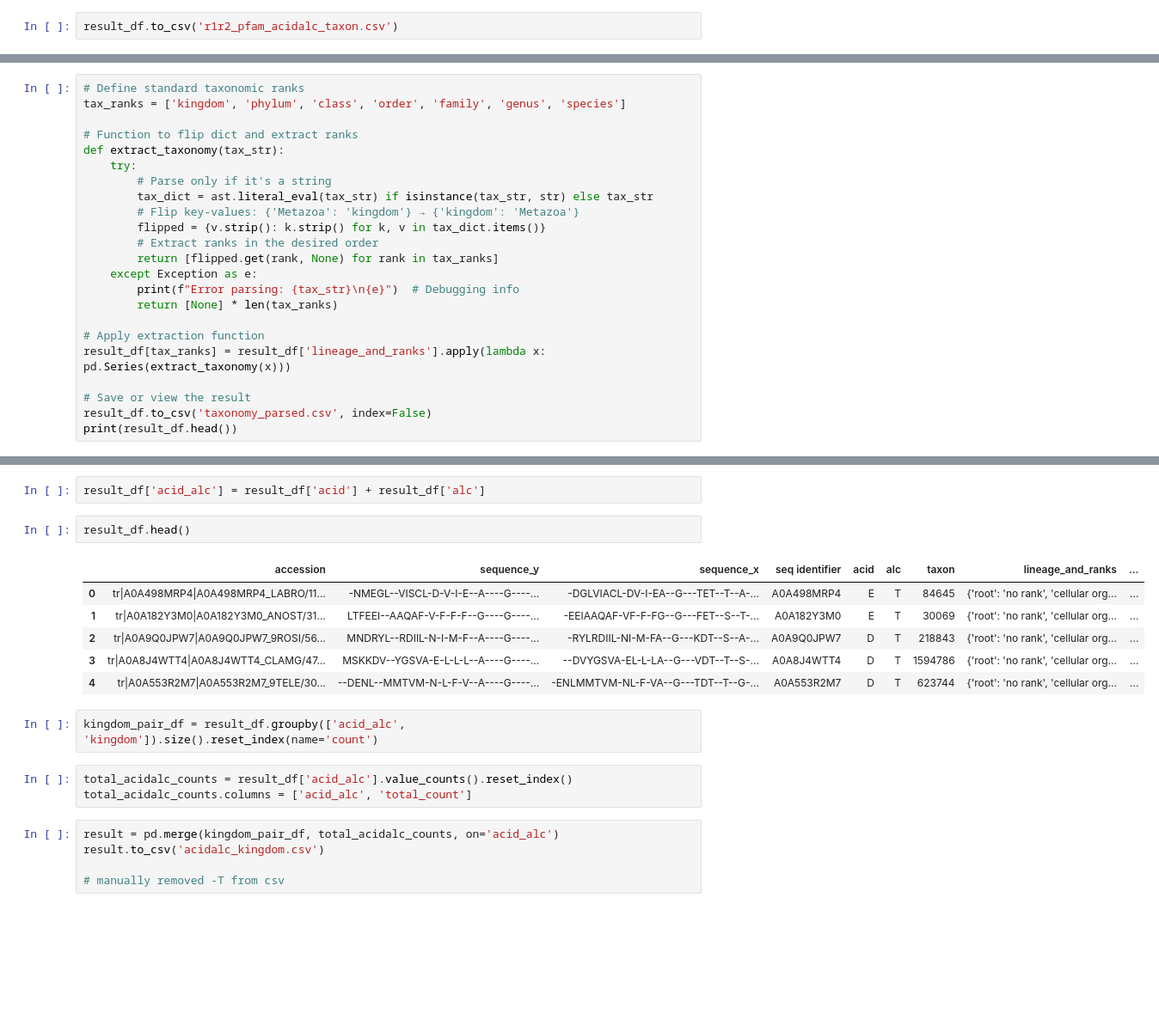
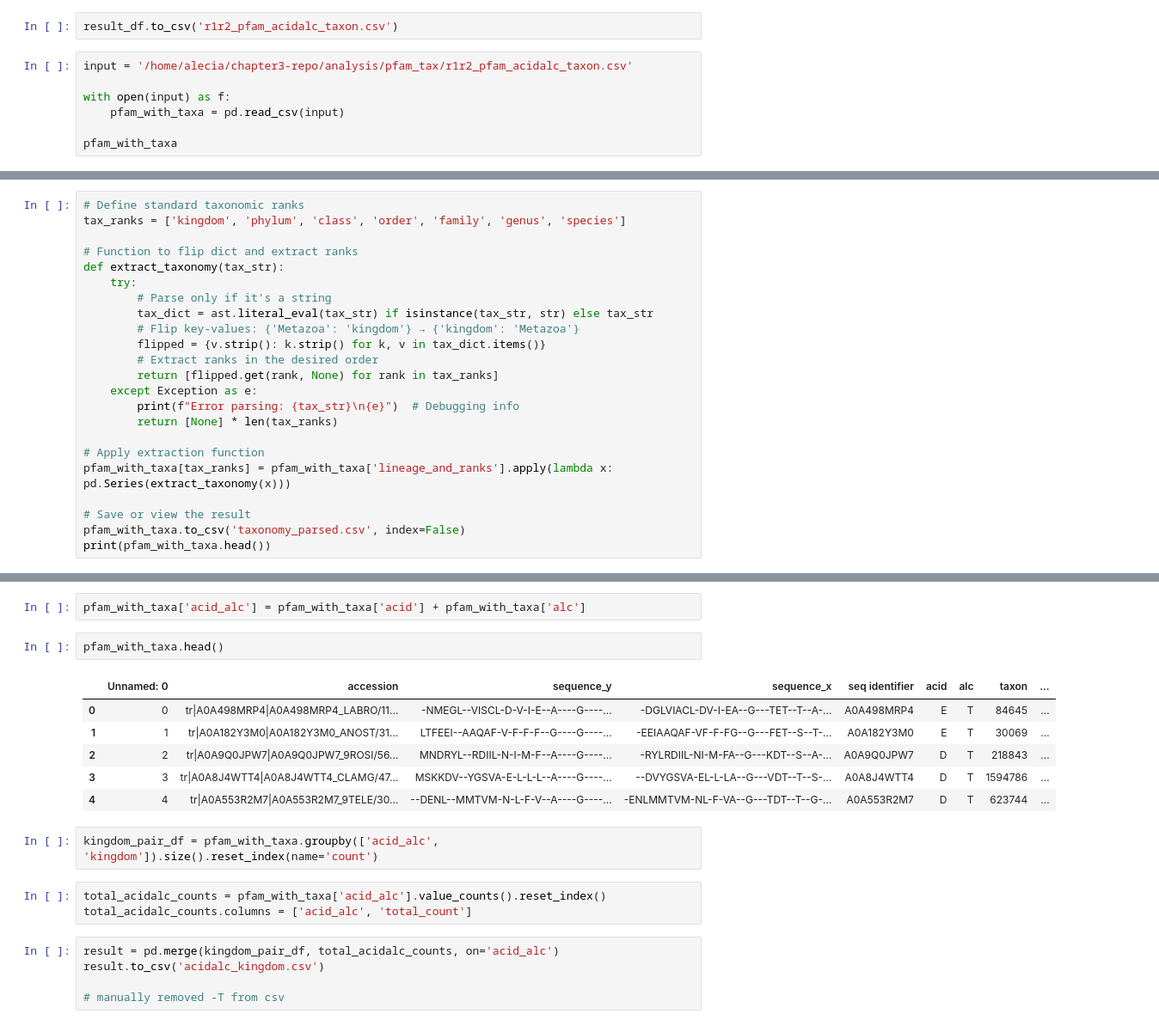
Before and after one commit to aleciagee/ihelix-residues-analysis, a Jupyter notebook: analysis/pfam_tax/pfam_r1r2_taxonomy.ipynb, the cells around one changed output, grey strips where cells are left out. Shown at 86% size. Cells and saved outputs as stored; diff of their text form; blank space fills up the shorter version.

```diff
--- a/analysis/pfam_tax/pfam_r1r2_taxonomy.ipynb
+++ b/analysis/pfam_tax/pfam_r1r2_taxonomy.ipynb
@@ -160,3 +160,10 @@ def get_lineage_and_ranks(taxon_id):
 result_df["lineage_and_ranks"] = result_df["taxon"].apply(lambda x: get_lineage_and_ranks(int(x)) if pd.notna(x) else None)
 # %%
 result_df.to_csv('r1r2_pfam_acidalc_taxon.csv')
+# %%
+input = '/home/alecia/chapter3-repo/analysis/pfam_tax/r1r2_pfam_acidalc_taxon.csv'
+
+with open(input) as f:
+    pfam_with_taxa = pd.read_csv(input)
+
+pfam_with_taxa
@@ -178,9 +199,9 @@ def extract_taxonomy(tax_str):
         return [None] * len(tax_ranks)
 
 # Apply extraction function
-result_df[tax_ranks] = result_df['lineage_and_ranks'].apply(lambda x: pd.Series(extract_taxonomy(x)))
+pfam_with_taxa[tax_ranks] = pfam_with_taxa['lineage_and_ranks'].apply(lambda x: pd.Series(extract_taxonomy(x)))
 
 # Save or view the result
-result_df.to_csv('taxonomy_parsed.csv', index=False)
-print(result_df.head())
+pfam_with_taxa.to_csv('taxonomy_parsed.csv', index=False)
+print(pfam_with_taxa.head())
 # %% [output]
@@ -202,20 +223,20 @@ print(result_df.head())
 3           Clarias magur
 4  Danionella translucida
 # %%
-result_df['acid_alc'] = result_df['acid'] + result_df['alc']
+pfam_with_taxa['acid_alc'] = pfam_with_taxa['acid'] + pfam_with_taxa['alc']
 # %%
-result_df.head()
+pfam_with_taxa.head()
 # %% [output]
-|  | accession | sequence_y | sequence_x | seq identifier | acid | alc | taxon | lineage_and_ranks | ... |
-| 0 | tr|A0A498MRP4|A0A498MRP4_LABRO/11... | -NMEGL--VISCL-D-V-I-E--A----G----... | -DGLVIACL-DV-I-EA--G---TET--T--A-... | A0A498MRP4 | E | T | 84645 | {'root': 'no rank', 'cellular org... | ... |
-| 1 | tr|A0A182Y3M0|A0A182Y3M0_ANOST/31... | LTFEEI--AAQAF-V-F-F-F--G----G----... | -EEIAAQAF-VF-F-FG--G---FET--S--T-... | A0A182Y3M0 | E | T | 30069 | {'root': 'no rank', 'cellular org... | ... |
-| 2 | tr|A0A9Q0JPW7|A0A9Q0JPW7_9ROSI/56... | MNDRYL--RDIIL-N-I-M-F--A----G----... | -RYLRDIIL-NI-M-FA--G---KDT--S--A-... | A0A9Q0JPW7 | D | T | 218843 | {'root': 'no rank', 'cellular org... | ... |
-| 3 | tr|A0A8J4WTT4|A0A8J4WTT4_CLAMG/47... | MSKKDV--YGSVA-E-L-L-L--A----G----... | --DVYGSVA-EL-L-LA--G---VDT--T--S-... | A0A8J4WTT4 | D | T | 1594786 | {'root': 'no rank', 'cellular org... | ... |
-| 4 | tr|A0A553R2M7|A0A553R2M7_9TELE/30... | --DENL--MMTVM-N-L-F-V--A----G----... | -ENLMMTVM-NL-F-VA--G---TDT--T--G-... | A0A553R2M7 | D | T | 623744 | {'root': 'no rank', 'cellular org... | ... |
+|  | Unnamed: 0 | accession | sequence_y | sequence_x | seq identifier | acid | alc | taxon | ... |
+| 0 | 0 | tr|A0A498MRP4|A0A498MRP4_LABRO/11... | -NMEGL--VISCL-D-V-I-E--A----G----... | -DGLVIACL-DV-I-EA--G---TET--T--A-... | A0A498MRP4 | E | T | 84645 | ... |
+| 1 | 1 | tr|A0A182Y3M0|A0A182Y3M0_ANOST/31... | LTFEEI--AAQAF-V-F-F-F--G----G----... | -EEIAAQAF-VF-F-FG--G---FET--S--T-... | A0A182Y3M0 | E | T | 30069 | ... |
+| 2 | 2 | tr|A0A9Q0JPW7|A0A9Q0JPW7_9ROSI/56... | MNDRYL--RDIIL-N-I-M-F--A----G----... | -RYLRDIIL-NI-M-FA--G---KDT--S--A-... | A0A9Q0JPW7 | D | T | 218843 | ... |
+| 3 | 3 | tr|A0A8J4WTT4|A0A8J4WTT4_CLAMG/47... | MSKKDV--YGSVA-E-L-L-L--A----G----... | --DVYGSVA-EL-L-LA--G---VDT--T--S-... | A0A8J4WTT4 | D | T | 1594786 | ... |
+| 4 | 4 | tr|A0A553R2M7|A0A553R2M7_9TELE/30... | --DENL--MMTVM-N-L-F-V--A----G----... | -ENLMMTVM-NL-F-VA--G---TDT--T--G-... | A0A553R2M7 | D | T | 623744 | ... |
 # %%
-kingdom_pair_df = result_df.groupby(['acid_alc', 'kingdom']).size().reset_index(name='count')
+kingdom_pair_df = pfam_with_taxa.groupby(['acid_alc', 'kingdom']).size().reset_index(name='count')
 # %%
-total_acidalc_counts = result_df['acid_alc'].value_counts().reset_index()
+total_acidalc_counts = pfam_with_taxa['acid_alc'].value_counts().reset_index()
 total_acidalc_counts.columns = ['acid_alc', 'total_count']
 # %%
 result = pd.merge(kingdom_pair_df, total_acidalc_counts, on='acid_alc')
```
Also changed, not shown: parts of 4 cells of this notebook, 9 other files.
